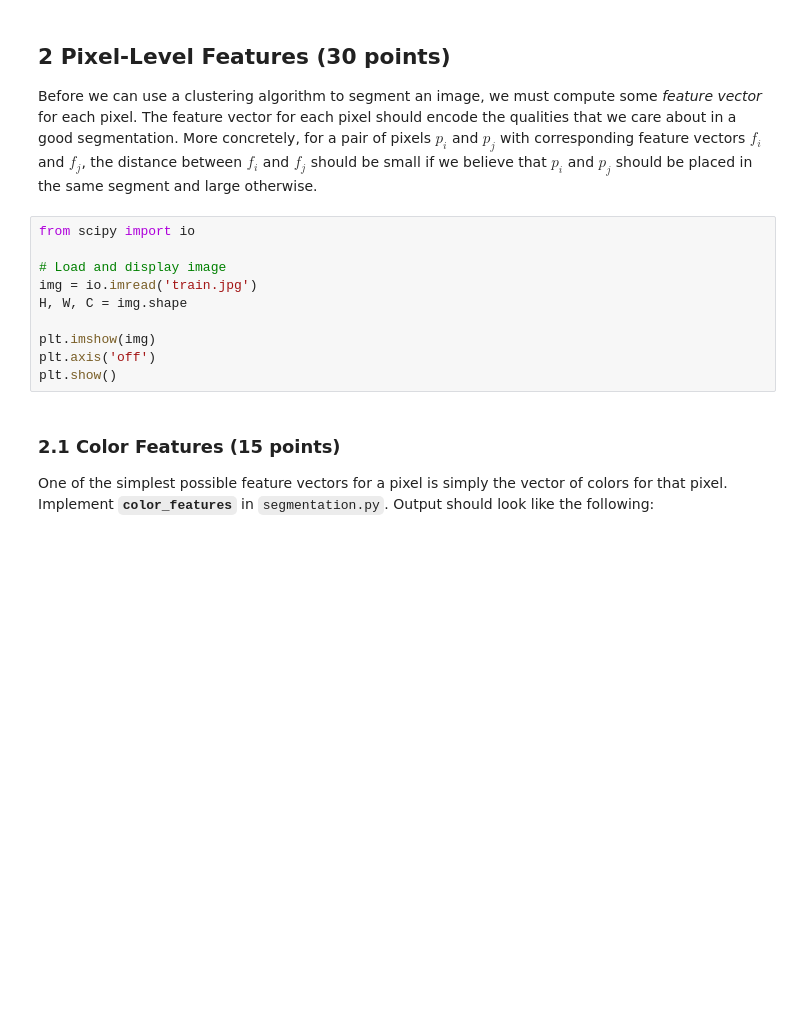
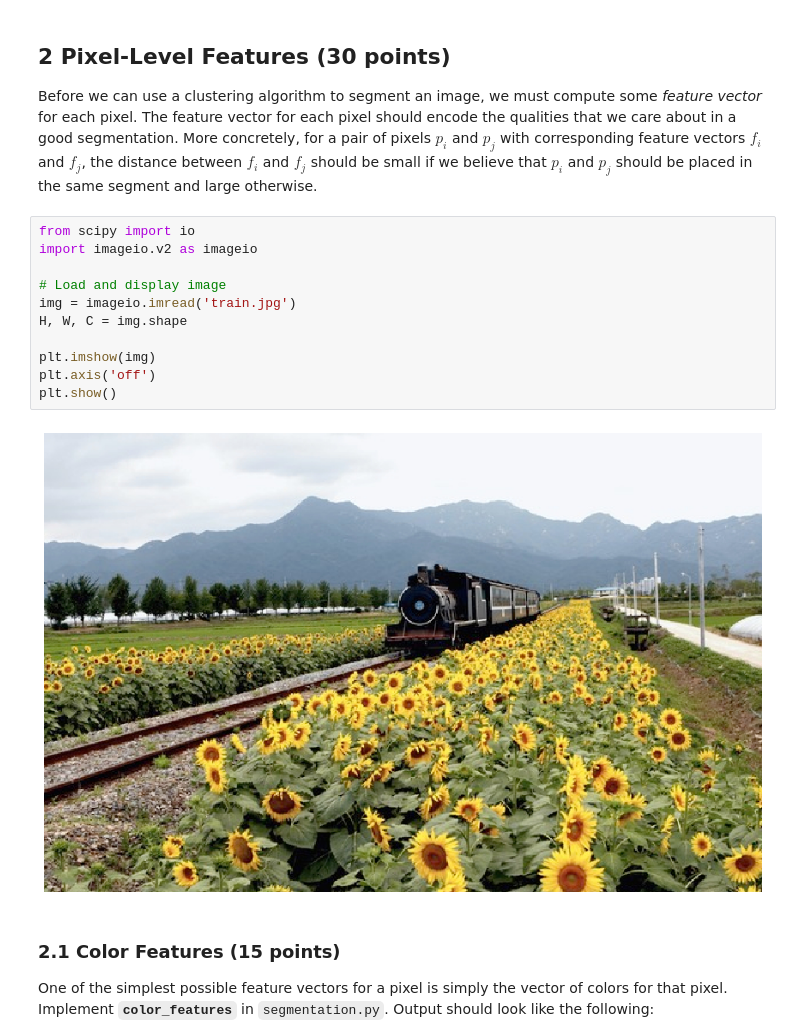
Before and after one commit to MohamedShetewi/Computer-Vision-Assignment, a Jupyter notebook: hw6.ipynb, the cells around one changed output. Saved outputs shown, nothing was run; the diff lists cells and outputs as text; blank space fills up the shorter version.

```diff
--- a/hw6.ipynb
+++ b/hw6.ipynb
@@ -147,14 +151,17 @@ plt.show()
 Before we can use a clustering algorithm to segment an image, we must compute some *feature vector* for each pixel. The feature vector for each pixel should encode the qualities that we care about in a good segmentation. More concretely, for a pair of pixels $p_i$ and $p_j$ with corresponding feature vectors $f_i$ and $f_j$, the distance between $f_i$ and $f_j$ should be small if we believe that $p_i$ and $p_j$ should be placed in the same segment and large otherwise.
 # %%
 from scipy import io
+import imageio.v2 as imageio
 
 # Load and display image
-img = io.imread('train.jpg')
+img = imageio.imread('train.jpg')
 H, W, C = img.shape
 
 plt.imshow(img)
 plt.axis('off')
 plt.show()
+# %% [output]
+[figure, added]
 # %% [markdown]
 ### 2.1 Color Features (15 points)
 One of the simplest possible feature vectors for a pixel is simply the vector of colors for that pixel. Implement **`color_features`** in `segmentation.py`. Output should look like the following:
```
Also changed, not shown: parts of 6 cells of this notebook, 1 other file.
